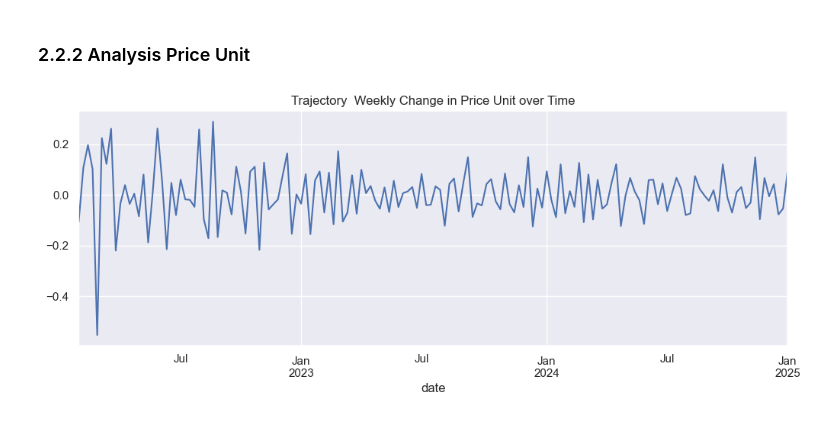
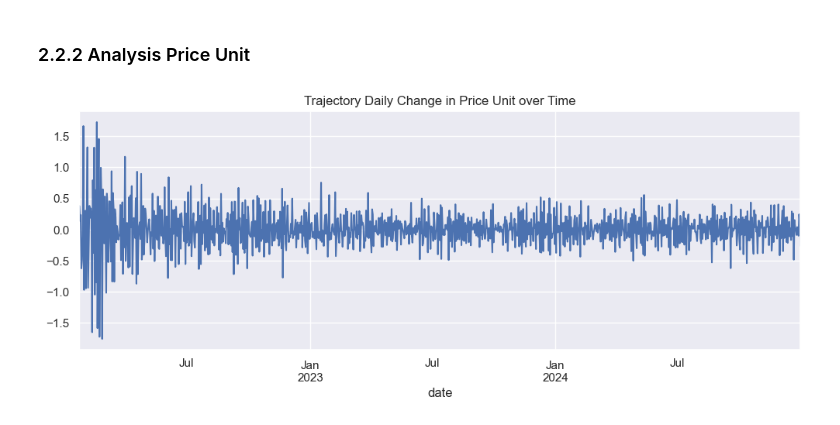
Before and after one commit to emsif84/sales_forecasting, a Jupyter notebook: Forecasting/1_eda/eda.ipynb, the cells around one changed output. Drawn from its saved outputs; the diff is of its cells as text; code cells hidden in the pictures.

```diff
--- a/Forecasting/1_eda/eda.ipynb
+++ b/Forecasting/1_eda/eda.ipynb
@@ -231,10 +260,10 @@ for col in ['category']:
 # %% [markdown]
 ### 2.2.2 Analysis Price Unit
 # %%
-change_price_unit = data.price_unit.resample("W") \
+change_price_unit = data.price_unit.resample("D") \
 .mean() \
 .diff() \
 .dropna() \
-.plot(figsize=(12,4), title="Trajectory  Weekly Change in Price Unit over Time")
+.plot(figsize=(12,4), title="Trajectory Daily Change in Price Unit over Time")
 # %% [output]
-[figure, old version]
+[figure, new version]
```
Also changed, not shown: parts of 9 cells of this notebook.
